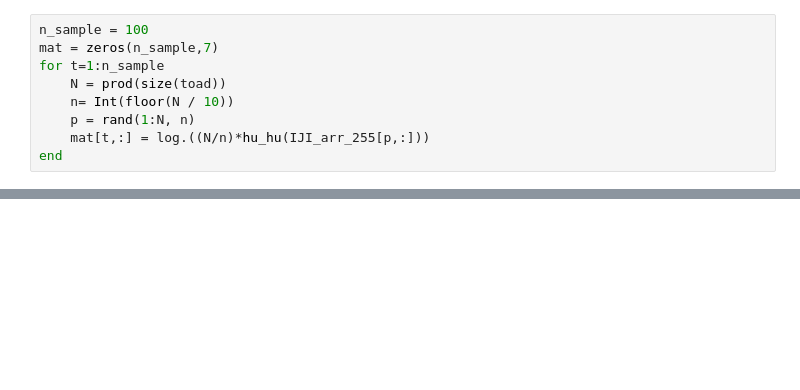
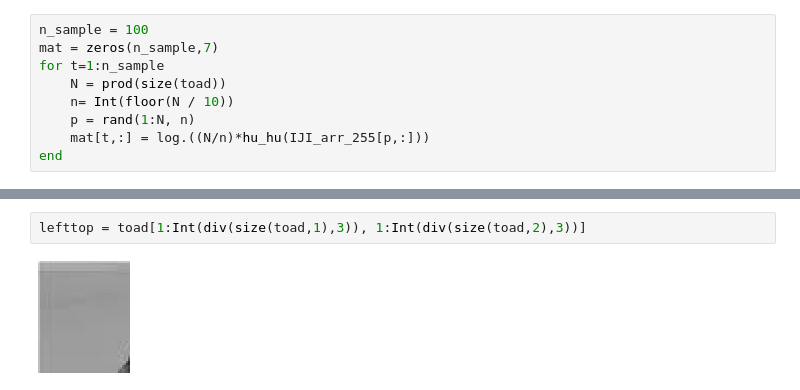
Before and after one commit to yiyuezhuo/nonparametric-statistic-class-paper, a Jupyter notebook: bootstrap_invariant_feature.ipynb, the cells around one changed output, grey strips where cells are left out. Cells and saved outputs as stored; diff of their text form; blank space fills up the shorter version.

```diff
--- a/bootstrap_invariant_feature.ipynb
+++ b/bootstrap_invariant_feature.ipynb
@@ -251,0 +265,4 @@ std(mat,dims=1)
+# %%
+lefttop = toad[1:Int(div(size(toad,1),3)), 1:Int(div(size(toad,2),3))]
+# %% [output]
+[figure, added]
```
Also changed, not shown: parts of 55 cells of this notebook, 12 other files.
